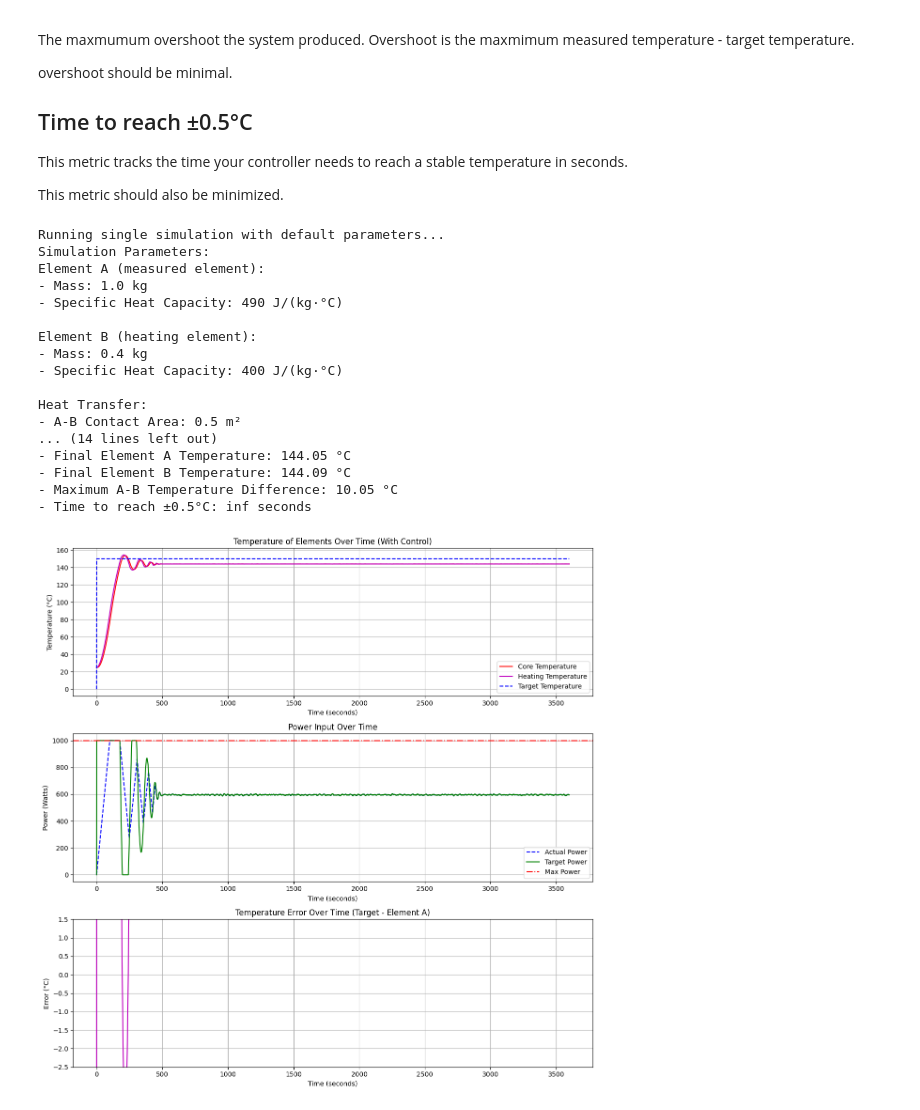
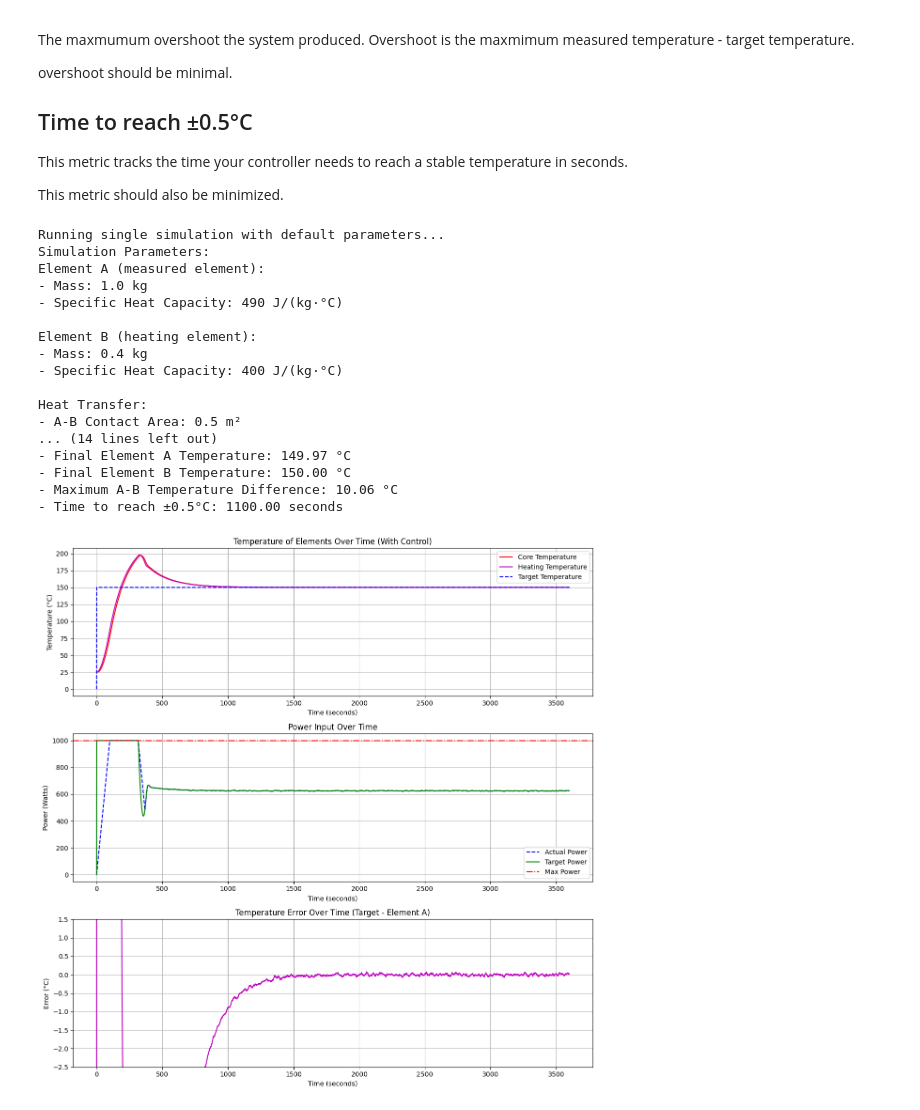
Before and after one commit to qitechgmbh/notebooks, a Jupyter notebook: heating/controller_pid.ipynb, the cells around one changed output. Saved outputs shown, nothing was run; the diff lists cells and outputs as text; code cells hidden in the pictures.

```diff
--- a/heating/controller_pid.ipynb
+++ b/heating/controller_pid.ipynb
@@ -39,8 +39,8 @@ This metric should also be minimized.
 import tempsim
 def create_controller():
         # PID controller parameters
-        Kp = 0.1  # Proportional gain
-        Ki = 0.00  # Integral gain
+        Kp = 0.05  # Proportional gain
+        Ki = 0.0003  # Integral gain
         Kd = 0.0  # Derivative gain
 
         # Persistent values
@@ -68,38 +68,38 @@ def create_controller():
             control_signal = p_term + i_term + d_term
 
             return control_signal
 
         return control
 
 # Create controller
 pid_controller = create_controller()
 
 # Run a single simulation first to see baseline performance
 print("Running single simulation with default parameters...")
 sim = tempsim.TemperatureSimulation(pid_controller)
 sim.run_simulation()
 sim.print_parameters()
 sim.print_statistics()
 sim.plot_results()
 # %% [output]
 Running single simulation with default parameters...
 Simulation Parameters:
 Element A (measured element):
 - Mass: 1.0 kg
 - Specific Heat Capacity: 490 J/(kg·°C)
 
 Element B (heating element):
 - Mass: 0.4 kg
 - Specific Heat Capacity: 400 J/(kg·°C)
 
 Heat Transfer:
 - A-B Contact Area: 0.5 m²
 ... (14 lines left out)
-- Final Element A Temperature: 144.05 °C
-- Final Element B Temperature: 144.09 °C
-- Maximum A-B Temperature Difference: 10.05 °C
-- Time to reach ±0.5°C: inf seconds
+- Final Element A Temperature: 149.97 °C
+- Final Element B Temperature: 150.00 °C
+- Maximum A-B Temperature Difference: 10.06 °C
+- Time to reach ±0.5°C: 1100.00 seconds
-[figure, old version]
+[figure, new version]
 # %%
 # Run multiple randomized simulations
 print("\nRunning multiple randomized simulations...")
```
Also changed, not shown: parts of 1 cell of this notebook.
